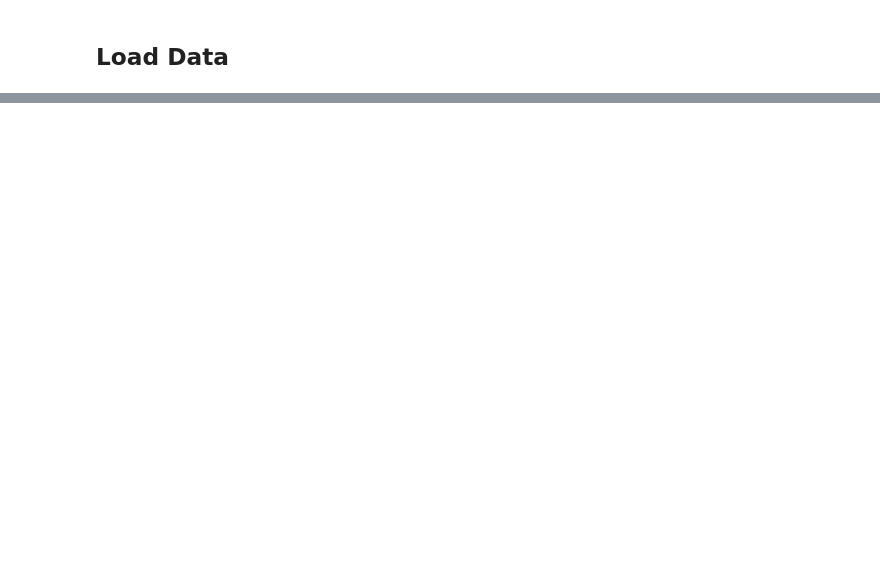
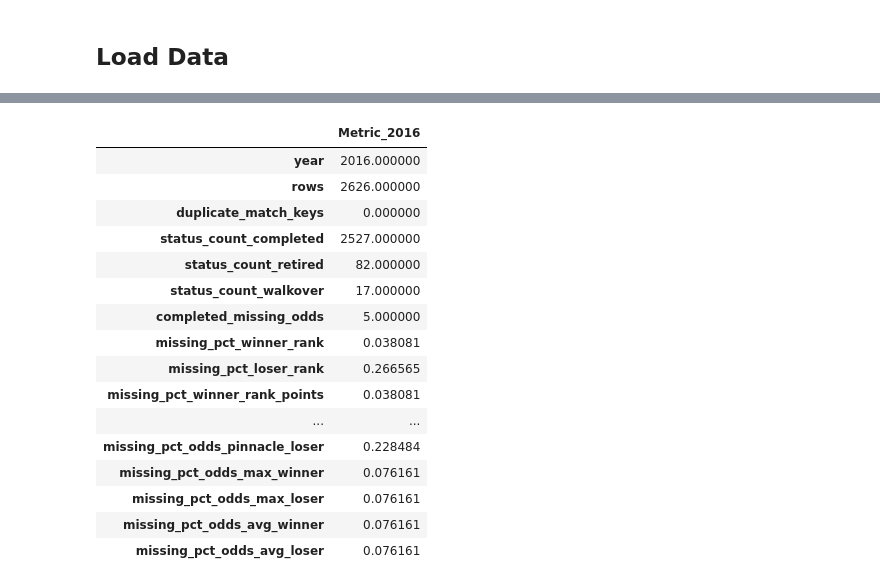
Before and after one commit to nick-benelli/Tennis-Data-Pipeline, a Jupyter notebook: notebooks/cleaning/uk-data-cleaning.ipynb, the cells around one changed output, grey strips where cells are left out. Drawn from its saved outputs; the diff is of its cells as text; code cells hidden in the pictures; blank space fills up the shorter version.

Commit message:
Update atp cleaner

```diff
--- a/notebooks/cleaning/uk-data-cleaning.ipynb
+++ b/notebooks/cleaning/uk-data-cleaning.ipynb
@@ -277,0 +96,17 @@ print(tournament_crosswalk)
+# %%
+ATP_BEST_OF_5_TOURNAMENTS = {
+    "Australian Open",
+    "French Open",
+    "Roland Garros",
+    "Wimbledon",
+    "US Open",
+}
+
+# All ATP Grand Slams are best-of-5; the raw source mislabels some individual matches.
+grand_slam_mask = df_uk["Tournament"].isin(ATP_BEST_OF_5_TOURNAMENTS)
+df_uk.loc[grand_slam_mask, "Best of"] = 5
+
+# ATP Finals (Masters Cup) is best-of-3 for every round; the raw source omits
+# "Best of" entirely for these rows rather than mislabeling it.
+masters_cup_mask = df_uk["Series"] == "Masters Cup"
+df_uk.loc[masters_cup_mask & df_uk["Best of"].isna(), "Best of"] = 3
@@ -277,0 +154,21 @@ print(tournament_crosswalk)
+# %%
+RAW_ODDS_COLS = ["B365W", "B365L", "PSW", "PSL", "MaxW", "MaxL", "AvgW", "AvgL"]
+
+# Decimal odds are always >= 1.0; the raw source has occasional entry errors (e.g. a
+# misplaced decimal point) that produce an impossible odd below 1. Capture the
+# original rows for review before nulling them out (rather than guessing the
+# intended value).
+bad_odds_mask = (df_uk[RAW_ODDS_COLS] < 1).any(axis=1)
+bad_odds_rows = df_uk.loc[
+    bad_odds_mask,
+    ["ATP", "Location", "Tournament", "Round", "Winner", "Loser", "Comment", *RAW_ODDS_COLS],
+]
+
+for col in RAW_ODDS_COLS:
+    if col in df_uk.columns:
+        bad_odds = df_uk[col] < 1
+        if bad_odds.any():
+            print(f"{col}: nulling {bad_odds.sum()} odds < 1")
+            df_uk.loc[bad_odds, col] = pd.NA
+
+print(bad_odds_rows)
@@ -277,0 +232,2 @@ print(tournament_crosswalk)
+# %%
+df_uk = clean_uk_atp_data(df_uk)
@@ -277,0 +396,3 @@ print(tournament_crosswalk)
+# %%
+quality_report = build_uk_atp_quality_report(df_uk)
+print(quality_report.T)
@@ -277,0 +417,20 @@ print(tournament_crosswalk)
+# %%
+quality_report.T
+# %% [output]
+|  | Metric_2016 |
+| year | 2016.000000 |
+| rows | 2626.000000 |
+| duplicate_match_keys | 0.000000 |
+| status_count_completed | 2527.000000 |
+| status_count_retired | 82.000000 |
+| status_count_walkover | 17.000000 |
+| completed_missing_odds | 5.000000 |
+| missing_pct_winner_rank | 0.038081 |
+| missing_pct_loser_rank | 0.266565 |
+| missing_pct_winner_rank_points | 0.038081 |
+| ... | ... |
+| missing_pct_odds_pinnacle_loser | 0.228484 |
+| missing_pct_odds_max_winner | 0.076161 |
+| missing_pct_odds_max_loser | 0.076161 |
+| missing_pct_odds_avg_winner | 0.076161 |
+| missing_pct_odds_avg_loser | 0.076161 |
```
Also changed, not shown: parts of 51 cells of this notebook, 19 other files.
